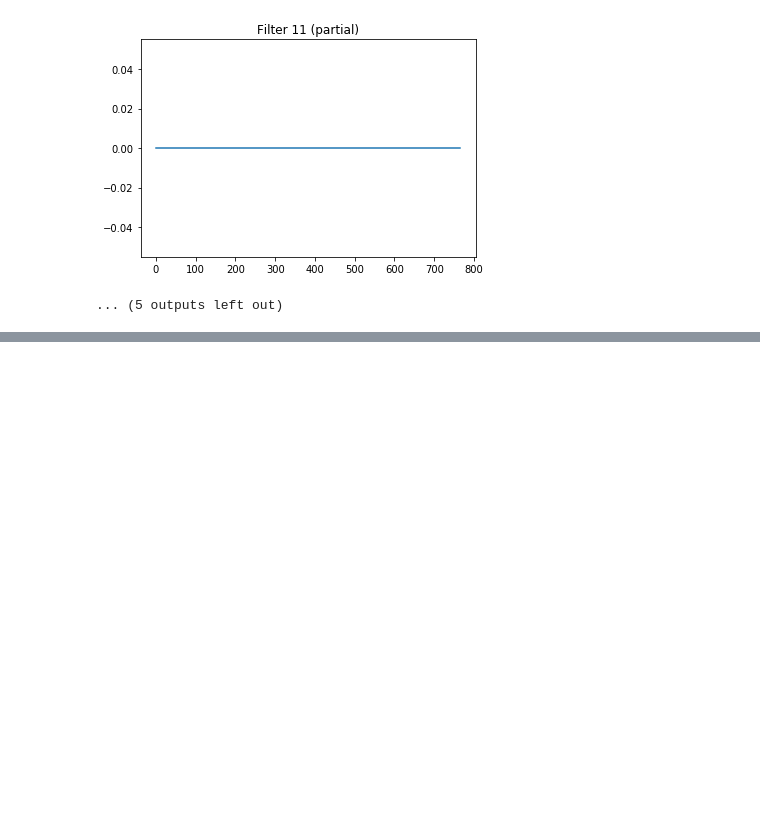
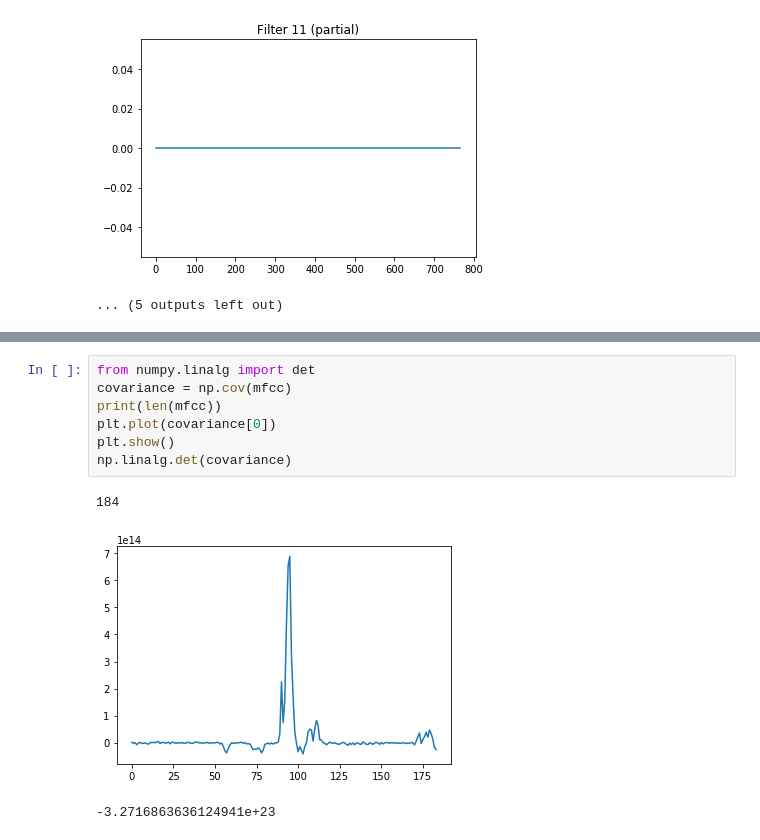
Before and after one commit to alanoMartins/MFCC, a Jupyter notebook: MFCC tutorial.ipynb, the cells around one changed output, grey strips where cells are left out. Drawn from its saved outputs; the diff is of its cells as text; blank space fills up the shorter version.

```diff
--- a/MFCC tutorial.ipynb
+++ b/MFCC tutorial.ipynb
@@ -177,0 +247,11 @@ plt.show()
+# %%
+from numpy.linalg import det
+covariance = np.cov(mfcc)
+print(len(mfcc))
+plt.plot(covariance[0])
+plt.show()
+np.linalg.det(covariance)
+# %% [output]
+184
+[figure, added]
+-3.2716863636124941e+23
```
Also changed, not shown: parts of 15 cells of this notebook, 1 other file.
